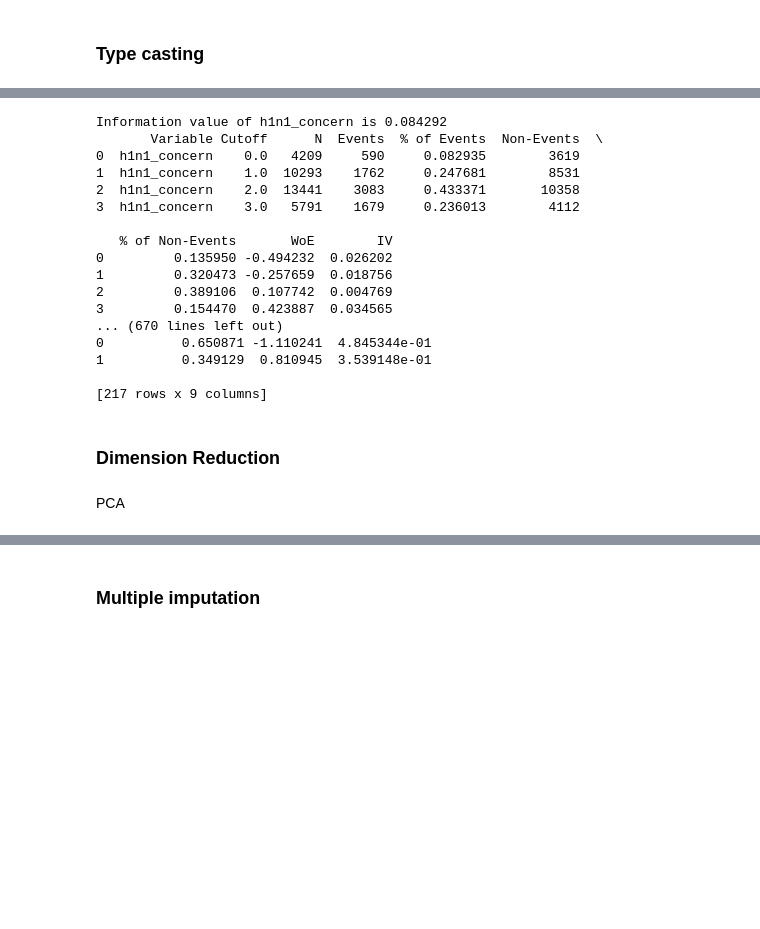
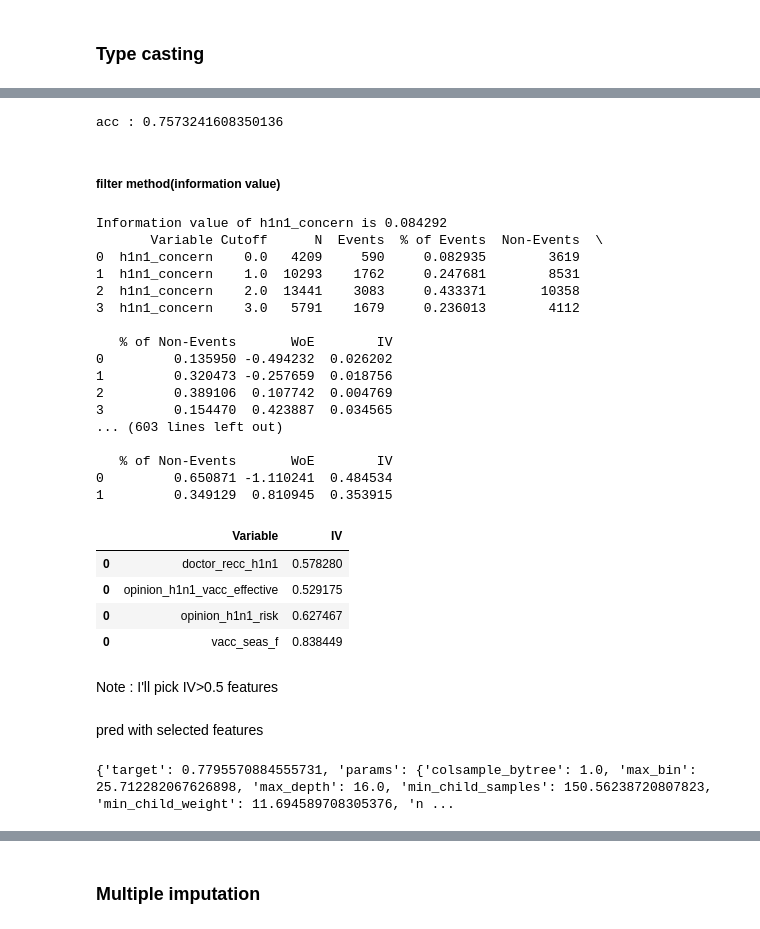
Before and after one commit to snaiws/kaggle, a Jupyter notebook: Prediction_of_H1N1_vaccination/Prediction_of_H1N1_vaccination.ipynb, the cells around one changed output, grey strips where cells are left out. Drawn from its saved outputs; the diff is of its cells as text; code cells hidden in the pictures; blank space fills up the shorter version.

```diff
--- a/Prediction_of_H1N1_vaccination/Prediction_of_H1N1_vaccination.ipynb
+++ b/Prediction_of_H1N1_vaccination/Prediction_of_H1N1_vaccination.ipynb
@@ -1581,0 +1725,6 @@ Information Value
+# %%
+score = clf.predict_proba(X_test)[:,0]
+score = np.logical_xor(score,y_test)
+print(f'acc : {sum(score)/len(score)}')
+# %% [output]
+acc : 0.7573241608350136
@@ -1582,3 +1736,5 @@ Information Value
+# %% [markdown]
+##### filter method(information value)
 # %%
 def iv_woe(data, target, bins=10, show_woe=False):
 
@@ -1617,8 +1773,6 @@ def iv_woe(data, target, bins=10, show_woe=False):
     return newDF, woeDF
 # %%
 iv, woe = iv_woe(data = df, target = 'vacc_h1n1_f', bins=10, show_woe = True)
-print(iv)
-print(woe)
 # %% [output]
 Information value of h1n1_concern is 0.084292
        Variable Cutoff      N  Events  % of Events  Non-Events  \
@@ -1632,12 +1786,34 @@ Information value of h1n1_concern is 0.084292
 1         0.320473 -0.257659  0.018756
 2         0.389106  0.107742  0.004769
 3         0.154470  0.423887  0.034565
-... (670 lines left out)
-0          0.650871 -1.110241  4.845344e-01
-1          0.349129  0.810945  3.539148e-01
+... (603 lines left out)
 
-[217 rows x 9 columns]
+   % of Non-Events       WoE        IV
+0         0.650871 -1.110241  0.484534
+1         0.349129  0.810945  0.353915
-# %% [markdown]
-### Dimension Reduction
-# %% [markdown]
-PCA
+# %%
+iv[iv['IV']>0.5]
+# %% [output]
+|  | Variable | IV |
+| 0 | doctor_recc_h1n1 | 0.578280 |
+| 0 | opinion_h1n1_vacc_effective | 0.529175 |
+| 0 | opinion_h1n1_risk | 0.627467 |
+| 0 | vacc_seas_f | 0.838449 |
+# %% [markdown]
+Note : I'll pick IV>0.5 features
+# %% [markdown]
+pred with selected features
+# %%
+selected=['doctor_recc_h1n1','opinion_h1n1_vacc_effective','opinion_h1n1_risk']
+X_temp,X_test,y_temp,y_test = train_test_split(train[selected],target['vacc_h1n1_f'],test_size=0.2,random_state=42)
+X_train,X_val,y_train,y_val = train_test_split(X_temp,y_temp,test_size=0.2,random_state=42)
+lgbBO = BayesianOptimization(lgb_roc_eval,bayesian_params , random_state=42)
+lgbBO.maximize(init_points=5, n_iter=25)
+clear_output();
+max_target_param={'target':0}
+for i in range(len(lgbBO.res)):
+    if lgbBO.res[i]['target']>max_target_param['target']:
+        max_target_param=lgbBO.res[i]
+print(max_target_param)
+# %% [output]
+{'target': 0.7795570884555731, 'params': {'colsample_bytree': 1.0, 'max_bin': 25.712282067626898, 'max_depth': 16.0, 'min_child_samples': 150.56238720807823, 'min_child_weight': 11.694589708305376, 'n ...
```
Also changed, not shown: parts of 37 cells of this notebook.
